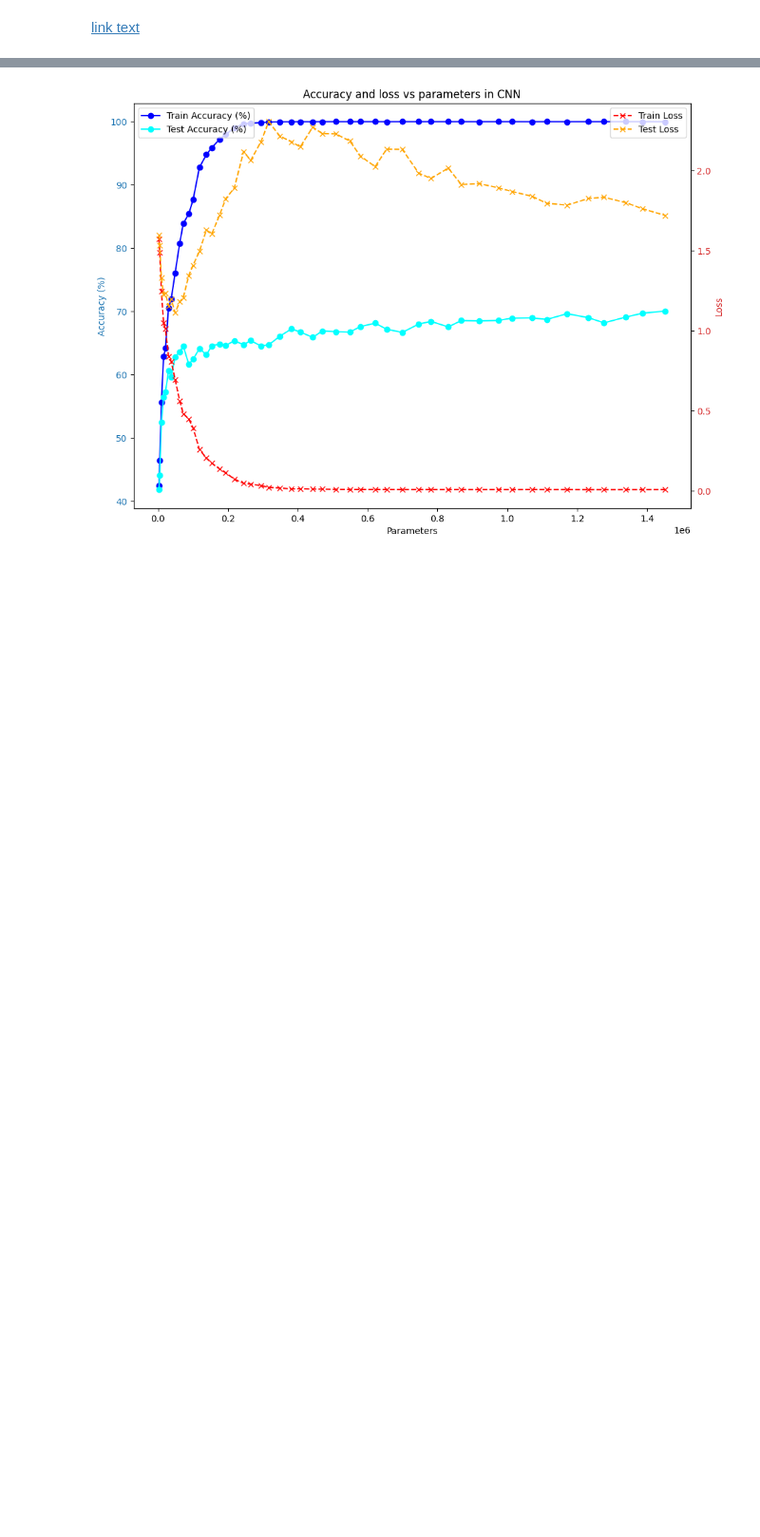
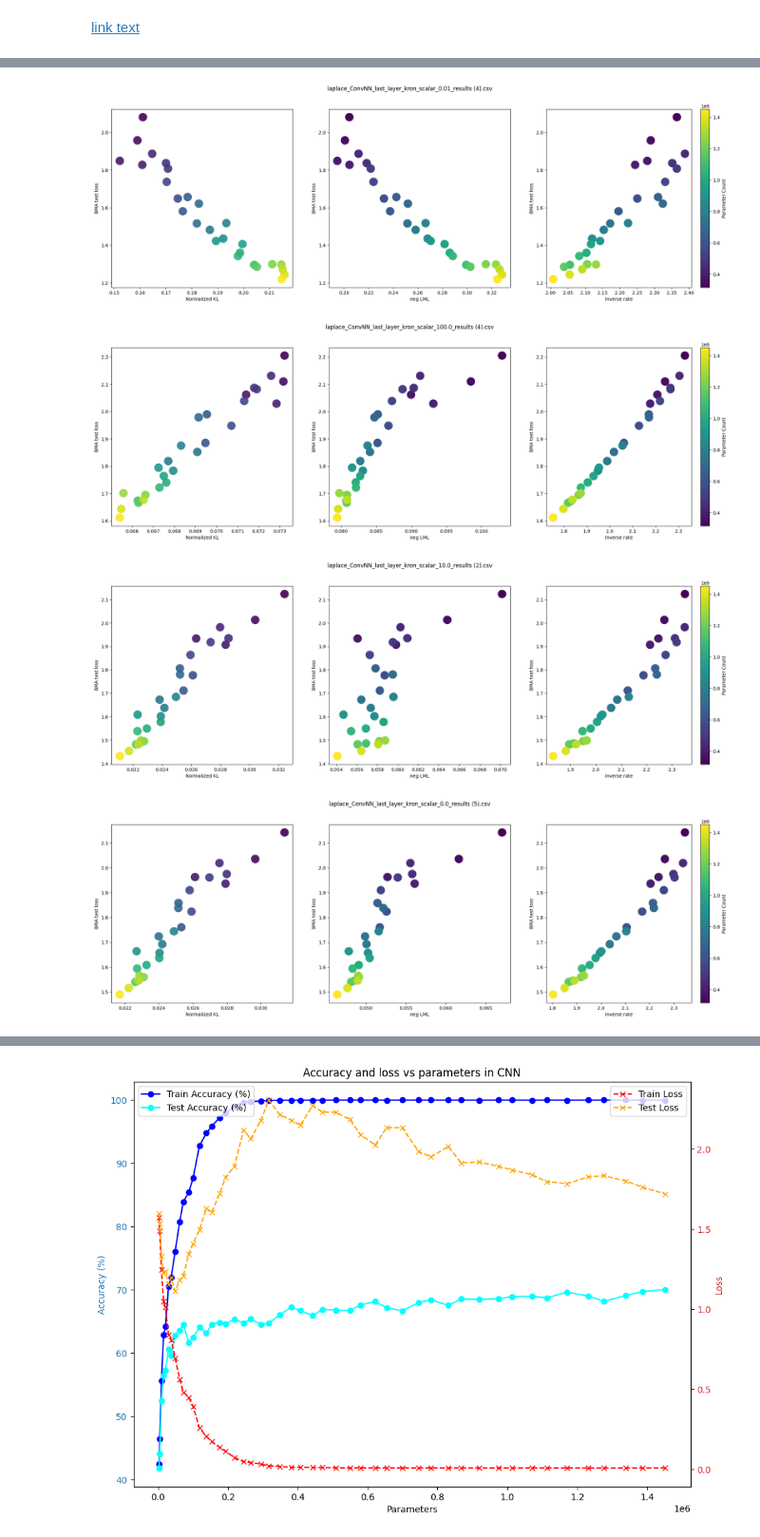
Before and after one commit to Ludvins/PAC_Bayes_Chernoff_MLL, a Jupyter notebook: plots.ipynb, the cells around one changed output, grey strips where cells are left out. Shown at 95% size. Cells and saved outputs as stored; diff of their text form; code cells hidden in the pictures; blank space fills up the shorter version.

```diff
--- a/plots.ipynb
+++ b/plots.ipynb
@@ -59,0 +21,60 @@ for name in uploaded:
+# %%
+x = 21
+
+for name in uploaded:
+    df = pd.read_csv(name)
+
+    bma_test_accuracy = df['BMA test accuracy (%)'].values
+    bayes_loss = df['bayes loss'].values
+    gibbs_loss = df ['gibbs loss'].values
+    bayes_loss_train = df['bayes loss train'].values
+    gibbs_loss_train = df['gibbs loss train'].values
+    neg_log_marginal = df['neg log marginal'].values
+    neg_log_marginal_laplace = df['neg log marginal laplace'].values
+    normalized_kl = df['normalized KL'].values
+    inverse_rate = df['inverse rate'].values
+    variance = df['variance'].values
+    parameters = df['parameters'].values
+    gen_gap = gibbs_loss - gibbs_loss_train
+    bayes_gen_gap = bayes_loss - bayes_loss_train
+
+
+    fig, ax1 = plt.subplots(1, 3, figsize=(24, 7))
+
+
+    scatter = ax1[0].scatter(normalized_kl[x:], bayes_loss[x:], c=parameters[x:], cmap='viridis', s=300, alpha=0.9)
+    ax1[0].set_xlabel('Normalized KL')
+    ax1[0].set_ylabel('BMA test loss')
+
+    #tau, p_value = kendalltau(normalized_kl[x:], bayes_loss[x:])
+    #ax1[0].text(0.15, 0.15, f'Kendall tau: {tau:.2f}\n P-value: {p_value:.5f}',
+    #            transform=plt.gca().transAxes, fontsize=12, verticalalignment='top')
+
+    scatter = ax1[1].scatter(neg_log_marginal[x:], bayes_loss[x:], c=parameters[x:], cmap='viridis', s=300, alpha=0.99)
+    ax1[1].set_xlabel('neg LML')
+    ax1[1].set_ylabel('BMA test loss')
+
+    #tau, p_value = kendalltau(neg_log_marginal[x:], bayes_loss[x:])
+    #ax1[1].text(0.15, 0.15, f'Kendall tau: {tau:.2f}\n P-value: {p_value:.5f}',
+    #            transform=plt.gca().transAxes, fontsize=12, verticalalignment='top')
+
+
+    scatter = ax1[2].scatter(inverse_rate[x:], bayes_loss[x:], c=parameters[x:], cmap='viridis', s=300, alpha=0.99)
+    ax1[2].set_xlabel('Inverse rate')
+    ax1[2].set_ylabel('BMA test loss')
+
+    #tau, p_value = kendalltau(inverse_rate[x:] + gibbs_loss_train[x:], bayes_loss[x:])
+    #ax1[2].text(2.67, 0.15, f'Kendall tau: {tau:.2f}\n P-value: {p_value:.5f}',
+    #            transform=plt.gca().transAxes, fontsize=12, verticalalignment='top')
+
+    cbar = plt.colorbar(scatter, ax=ax1[2])
+    cbar.set_label('Parameter Count')
+
+    fig.suptitle(name)
+    #fig.tight_layout()
+    plt.show()
+# %% [output]
+[figure, added]
+[figure, added]
+[figure, added]
+[figure, added]
```
Also changed, not shown: parts of 4 cells of this notebook.
